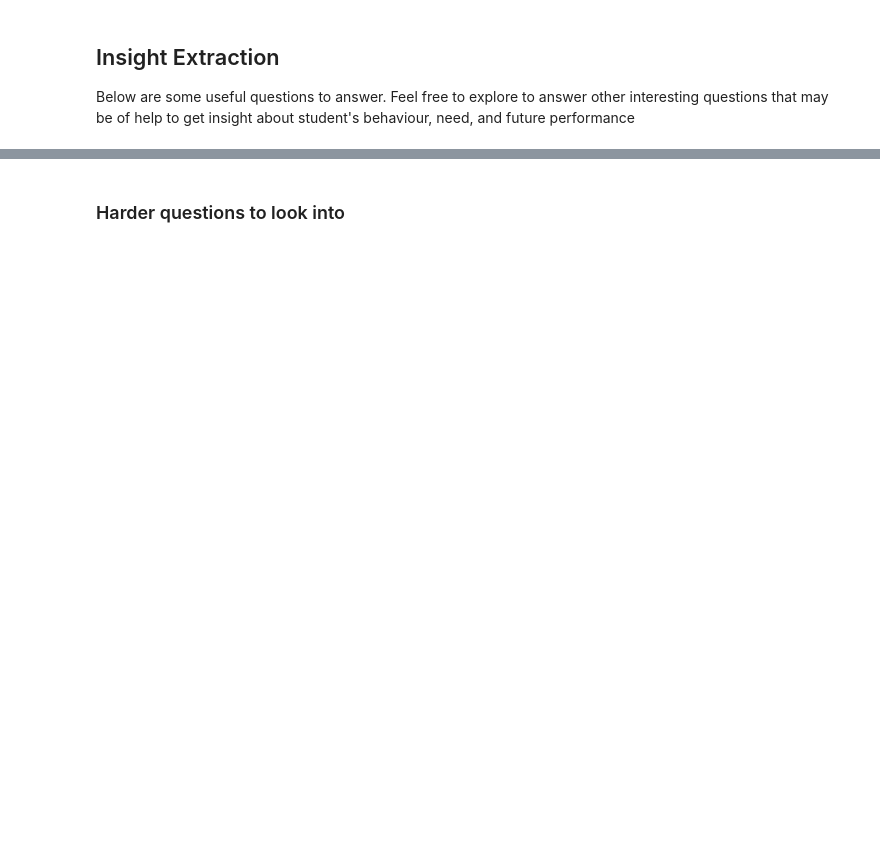
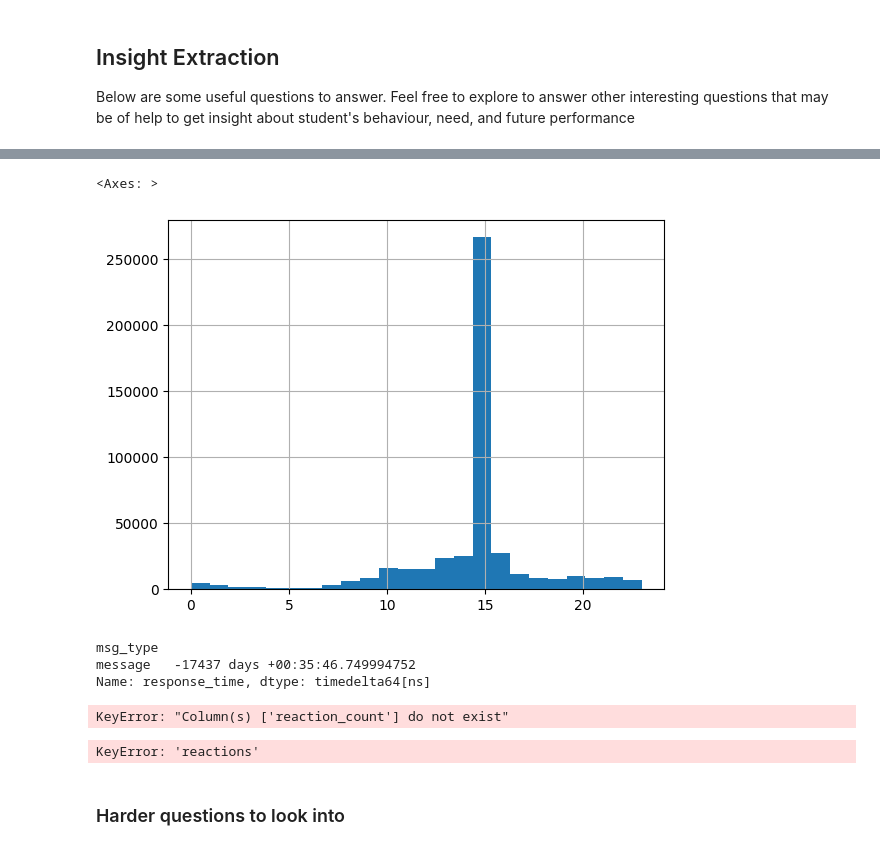
Before and after one commit to AtoBrightSide/network_analysis, a Jupyter notebook: notebooks/parse_slack_data.ipynb, the cells around one changed output, grey strips where cells are left out. Drawn from its saved outputs; the diff is of its cells as text; code cells hidden in the pictures; blank space fills up the shorter version.

```diff
--- a/notebooks/parse_slack_data.ipynb
+++ b/notebooks/parse_slack_data.ipynb
@@ -145,4 +209,17 @@ Below are some useful questions to answer. Feel free to explore to answer other
 # %%
 # what is the time range of the day that most messages are sent?
+df['msg_sent_time'] = pd.to_datetime(df['msg_sent_time'])
+df['hour'] = df['msg_sent_time'].dt.hour
+df['hour'].hist(bins=24)
+# %% [output]
+<Axes: >
+[figure, added]
 # %%
 # what kind of messages are replied faster than others?
+df['tm_thread_end'] = pd.to_datetime(df['tm_thread_end'], unit='s')
+df['response_time'] = df['tm_thread_end'] - df['msg_sent_time']
+df.groupby('msg_type')['response_time'].mean()
+# %% [output]
+msg_type
+message   -17437 days +00:35:46.749994752
+Name: response_time, dtype: timedelta64[ns]
@@ -151,3 +226,23 @@ Below are some useful questions to answer. Feel free to explore to answer other
+# %%
+# Create a new DataFrame with the required information
+plot_df = df.groupby('channel').agg({
+    'msg_content': 'count',
+    'reply_count': 'sum',
+    'reaction_count': 'sum'
+})
+plot_df['total_interactions'] = plot_df['reply_count'] + plot_df['reaction_count']
+
+# Plot the scatter plot
+sns.scatterplot(x='msg_content', y='total_interactions', hue='channel', data=plot_df)
+# %% [output]
+KeyError: "Column(s) ['reaction_count'] do not exist"
+# %%
+# Relationship between # of messages and # of reactions
+df['msg_count'] = df.groupby('sender_name')['msg_content'].transform('count')
+df['reaction_count'] = df['reactions'].apply(len)
+sns.scatterplot(x='msg_count', y='reaction_count', data=df)
+# %% [output]
+KeyError: 'reactions'
 # %%
 # Classify messages into different categories such as questions, answers, comments, etc.
 # %%
```
Also changed, not shown: parts of 9 cells of this notebook.
